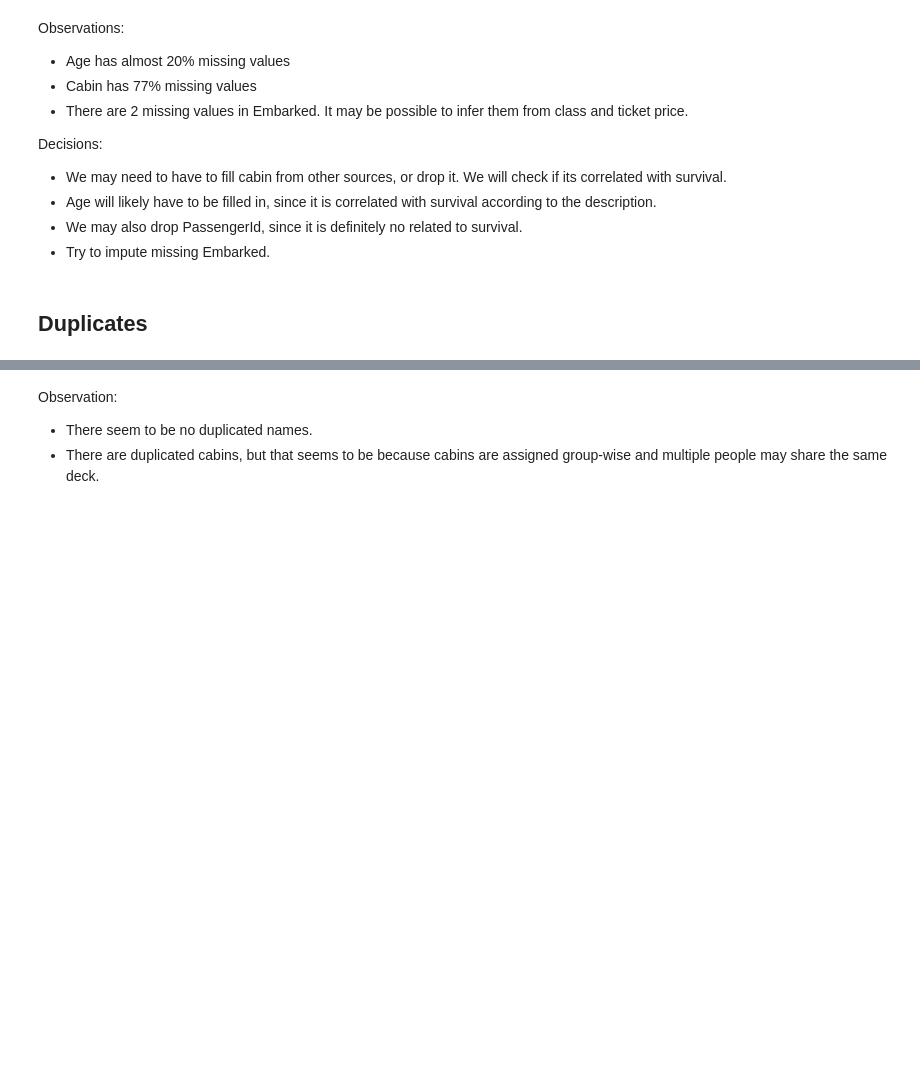
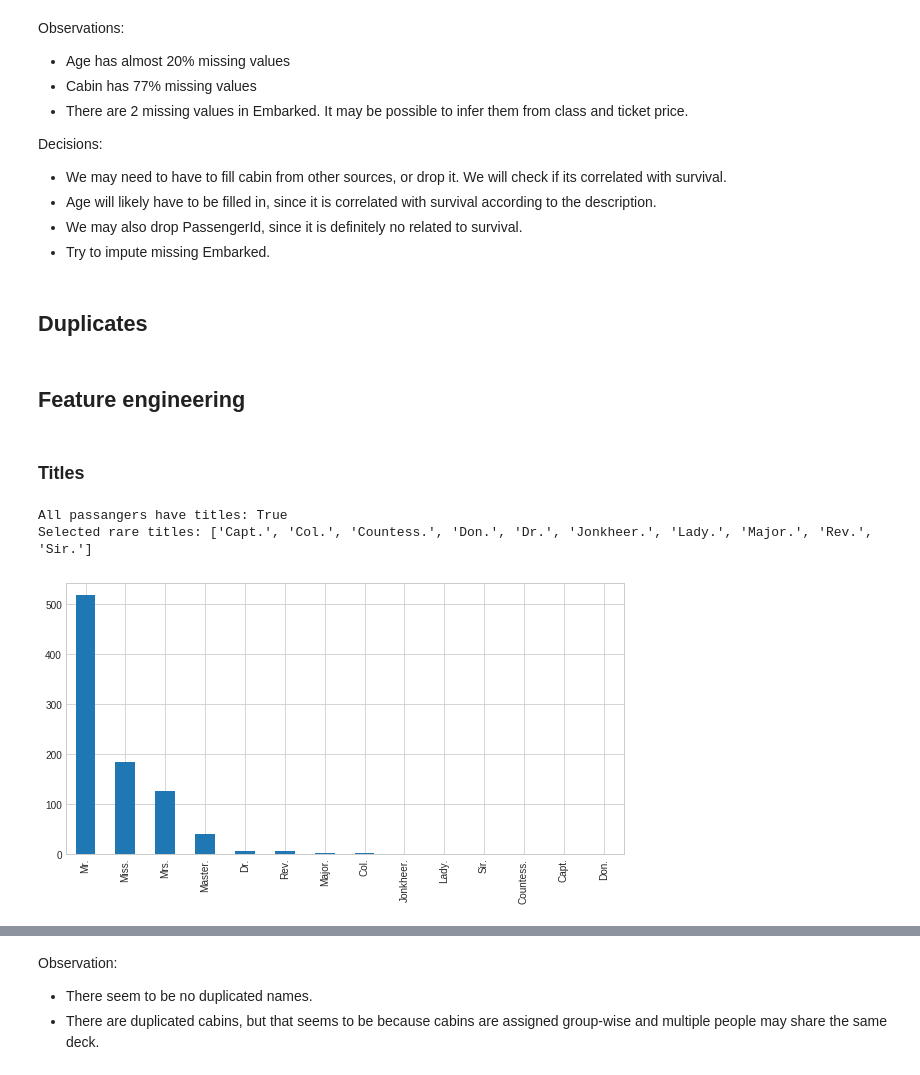
Before and after one commit to mirgee/data_projects, a Jupyter notebook: titanic/titanic.ipynb, the cells around one changed output, grey strips where cells are left out. Saved outputs shown, nothing was run; the diff lists cells and outputs as text; code cells hidden in the pictures; blank space fills up the shorter version.

```diff
--- a/titanic/titanic.ipynb
+++ b/titanic/titanic.ipynb
@@ -141,3 +149,35 @@ Decisions:
 * Try to impute missing Embarked.
 # %% [markdown]
 ## Duplicates
+# %% [markdown]
+## Feature engineering
+# %% [markdown]
+### Titles
+# %%
+# Get titles from names
+def get_title(name):
+     return list(filter(lambda x: '.' in x, name.split(' ')))[0]
+
+titles = np.array([get_title(name) for name in train.Name])
+
+# Replace superfluous values
+titles[titles == 'Mlle.'] = 'Miss.'
+titles[titles == 'Ms.'] = 'Miss.'
+titles[titles == 'Mme.'] = 'Mrs.'
+
+# Do all people have titles?
+print('All passangers have titles:', len(titles) == len(train))
+
+# Plot histogram of titles
+pd.Series(titles).value_counts().plot('bar', figsize=(10,5))
+
+# Add titles and rarity as nominal features
+rare = [title for title, count in zip(*np.unique(titles, return_counts=True)) if count < 40]
+
+print('Selected rare titles:', rare)
+df_train['Title'] = df_train.apply(lambda r: get_title(r.Name), axis=1).astype(CategoricalDtype(ordered=False))
+df_train['Rare'] = df_train.apply(lambda r: int(r.Title in rare), axis=1).astype('bool')
+# %% [output]
+All passangers have titles: True
+Selected rare titles: ['Capt.', 'Col.', 'Countess.', 'Don.', 'Dr.', 'Jonkheer.', 'Lady.', 'Major.', 'Rev.', 'Sir.']
+[figure, added]
```
Also changed, not shown: parts of 48 cells of this notebook.
